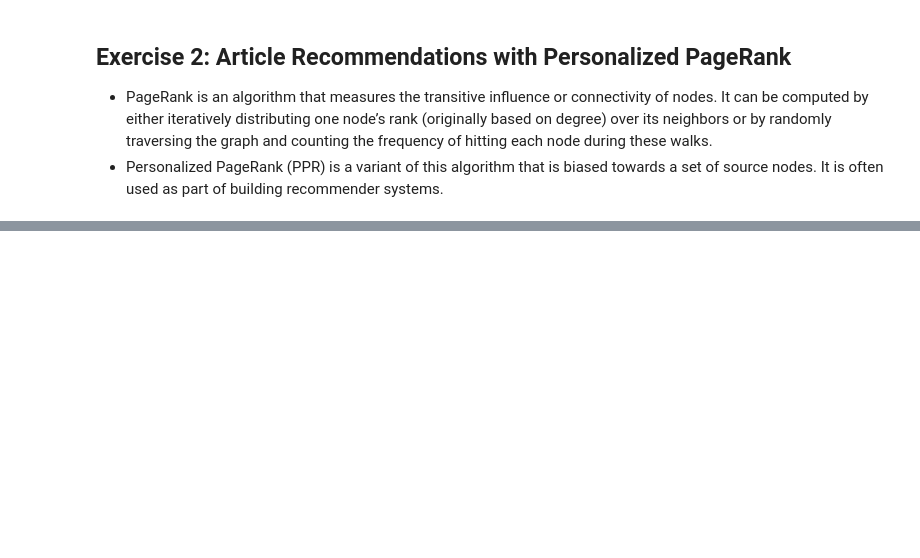
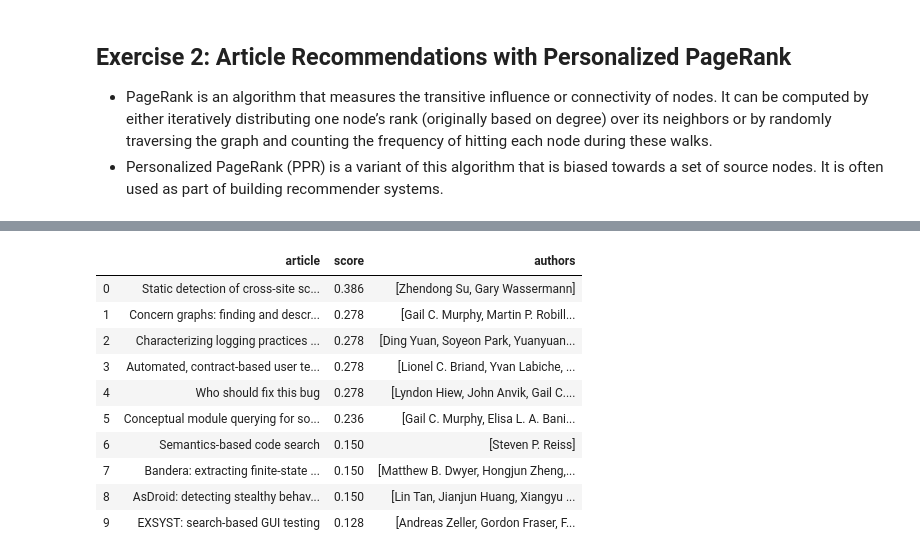
Before and after one commit to daddyjab/GraphDB_Notes, a Jupyter notebook: GDB-01-Explore_GraphDB.ipynb, the cells around one changed output, grey strips where cells are left out. Cells and saved outputs as stored; diff of their text form; code cells hidden in the pictures; blank space fills up the shorter version.

```diff
--- a/GDB-01-Explore_GraphDB.ipynb
+++ b/GDB-01-Explore_GraphDB.ipynb
@@ -538,0 +685,35 @@ sum(coc_df['n_cc_collabs'] > 3)
+# %%
+# Using full text search and personalized page rank to find intersting articles for different authors
+query = """
+MATCH (a:Author {name: $author})<-[:AUTHOR]-(article)-[:CITED]->(other)
+WITH a, collect(article) + collect(other) AS sourceNodes
+CALL algo.pageRank.stream(
+  'CALL db.index.fulltext.queryNodes("articles", $searchTerm)
+   YIELD node, score
+   RETURN id(node) as id',
+  'MATCH (a1:Article)-[:CITED]->(a2:Article)
+   RETURN id(a1) as source,id(a2) as target',
+  {sourceNodes: sourceNodes,graph:'cypher', params: {searchTerm: $searchTerm}})
+YIELD nodeId, score
+WITH algo.getNodeById(nodeId) AS n, score
+WHERE not(exists((a)<-[:AUTHOR]-(n))) AND score > 0
+RETURN n.title as article, score, [(n)-[:AUTHOR]->(author) | author.name][..5] AS authors
+order by score desc limit 10
+"""
+
+q_args = {"author": "Tao Xie", "searchTerm": "open source"}
+
+int_ftsearch_df = graph_cit.run(query, q_args).to_data_frame()
+int_ftsearch_df
+# %% [output]
+|  | article | score | authors |
+| 0 | Static detection of cross-site sc... | 0.386 | [Zhendong Su, Gary Wassermann] |
+| 1 | Concern graphs: finding and descr... | 0.278 | [Gail C. Murphy, Martin P. Robill... |
+| 2 | Characterizing logging practices ... | 0.278 | [Ding Yuan, Soyeon Park, Yuanyuan... |
+| 3 | Automated, contract-based user te... | 0.278 | [Lionel C. Briand, Yvan Labiche, ... |
+| 4 | Who should fix this bug | 0.278 | [Lyndon Hiew, John Anvik, Gail C.... |
+| 5 | Conceptual module querying for so... | 0.236 | [Gail C. Murphy, Elisa L. A. Bani... |
+| 6 | Semantics-based code search | 0.150 | [Steven P. Reiss] |
+| 7 | Bandera: extracting finite-state ... | 0.150 | [Matthew B. Dwyer, Hongjun Zheng,... |
+| 8 | AsDroid: detecting stealthy behav... | 0.150 | [Lin Tan, Jianjun Huang, Xiangyu ... |
+| 9 | EXSYST: search-based GUI testing | 0.128 | [Andreas Zeller, Gordon Fraser, F... |
```
Also changed, not shown: parts of 9 cells of this notebook.
